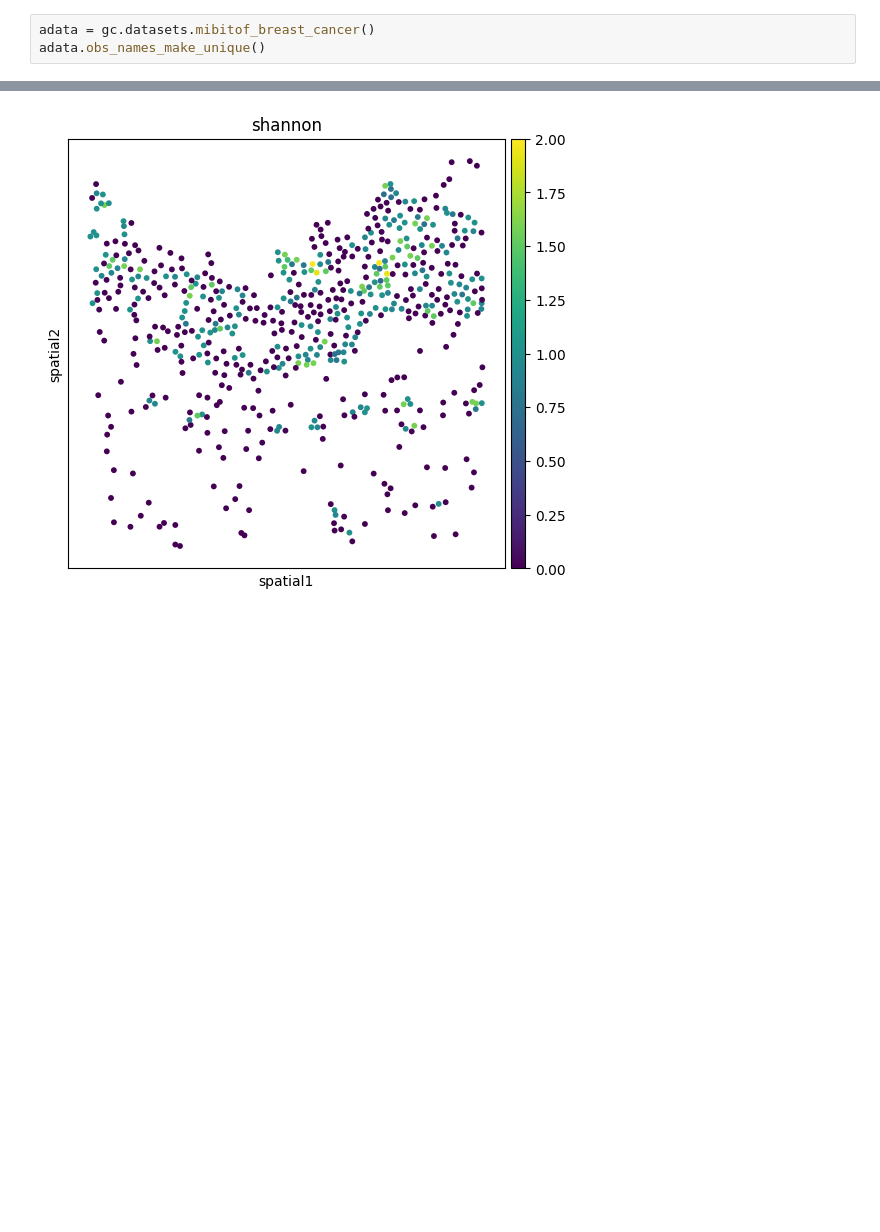
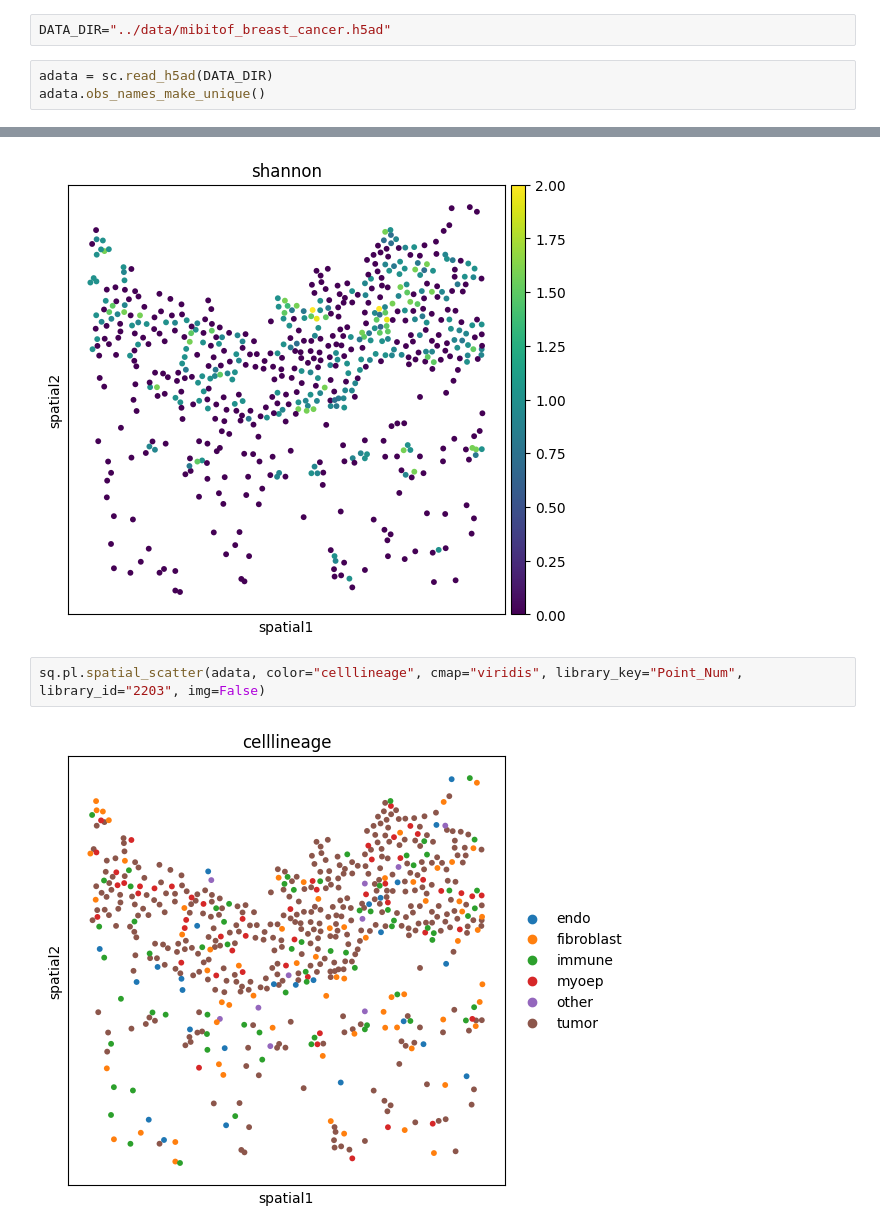
Before and after one commit to scverse/spatial-sample-aggregation, a Jupyter notebook: docs/notebooks/multi_sample_comparison_of_node_features.ipynb, the cells around one changed output, grey strips where cells are left out. Cells and saved outputs as stored; diff of their text form; blank space fills up the shorter version.

Commit message:
docs: added visualisation to example notebook

```diff
--- a/docs/notebooks/multi_sample_comparison_of_node_features.ipynb
+++ b/docs/notebooks/multi_sample_comparison_of_node_features.ipynb
@@ -6,3 +7,5 @@ from spatial_sample_aggregation.tl import aggregate_by_node
+# %%
+DATA_DIR="../data/mibitof_breast_cancer.h5ad"
 # %%
-adata = gc.datasets.mibitof_breast_cancer()
+adata = sc.read_h5ad(DATA_DIR)
 adata.obs_names_make_unique()
@@ -54,3 +82,7 @@ aggregate_by_node(adata,
 sq.pl.spatial_scatter(adata, color="shannon", cmap="viridis", library_key="Point_Num", library_id="2203", img=False)
 # %% [output]
 [figure]
+# %%
+sq.pl.spatial_scatter(adata, color="celllineage", cmap="viridis", library_key="Point_Num", library_id="2203", img=False)
+# %% [output]
+[figure, added]
```
Also changed, not shown: parts of 23 cells of this notebook.
